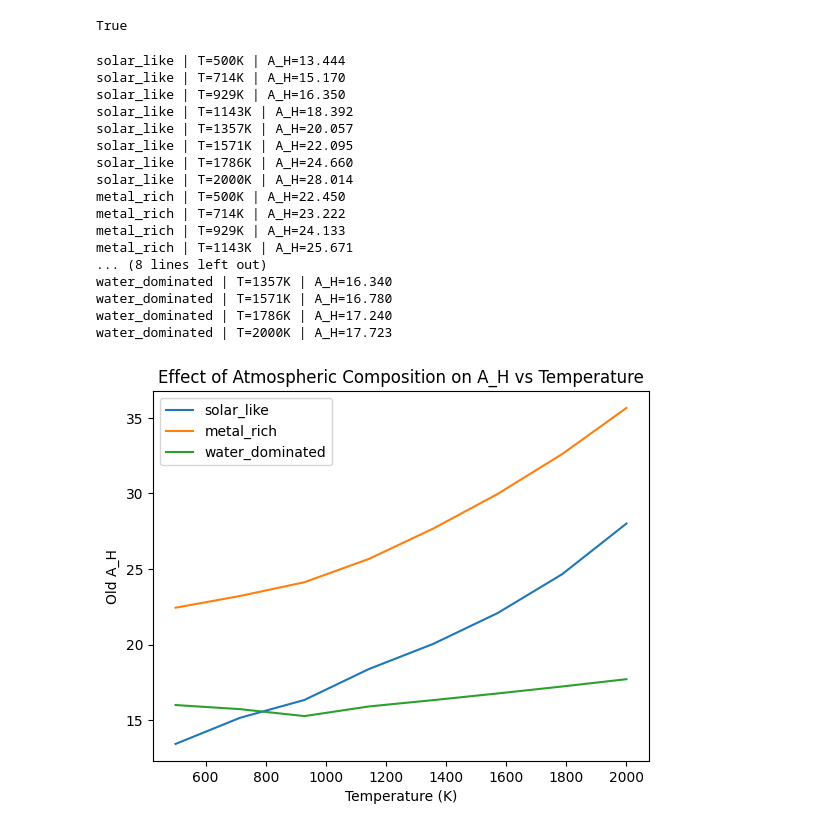
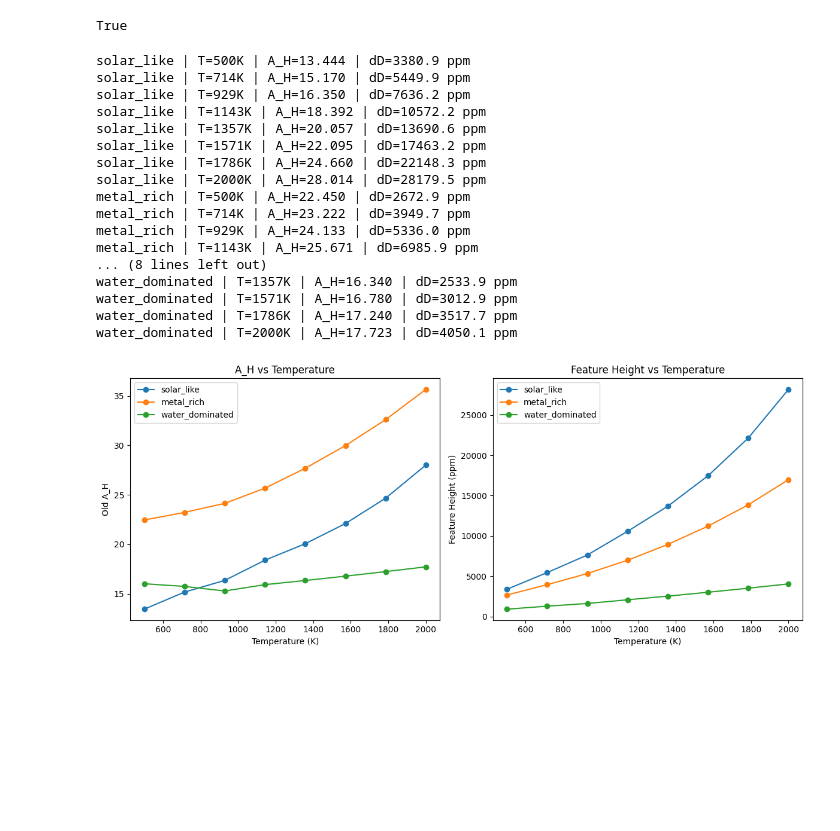
Before and after one commit to JackDavidMaher/Group-Studies---Exoplanets, a Jupyter notebook: Notebooks/Evelyn.ipynb, the cells around one changed output. Drawn from its saved outputs; the diff is of its cells as text; code cells hidden in the pictures; blank space fills up the shorter version.

Commit message:
plot changes

```diff
--- a/Notebooks/Evelyn.ipynb
+++ b/Notebooks/Evelyn.ipynb
@@ -221,6 +221,13 @@ def compute_AH(transit_depth, Tp, mu, Rp, Rs, gp):
 
     return AH
 
+def compute_feature_height(R_lambda, R_star):
+
+    transit_depth = (R_lambda / R_star)**2
+    delta_D = np.max(transit_depth) - np.min(transit_depth)
+
+    return delta_D
+
 
 # ===============================
 # 7. Experiment Controller
@@ -232,7 +239,7 @@ def run_experiment():
     Rp = 2.733 * const.R_earth.value
     Mp = 8.41 * const.M_earth.value
     Rs = 0.2162 * const.R_sun.value
-    Pref = 1e5
+    Pref = 1e5 #reference pressure for radius definition
 
     temperature_grid = np.linspace(500, 2000, 8)
     composition_types = ["solar_like", "metal_rich", "water_dominated"]
@@ -240,9 +247,9 @@ def run_experiment():
     xsec_data = load_cross_sections()
 
     AH_results = {c: [] for c in composition_types}
+    feature_results = {c: [] for c in composition_types}
 
     for comp in composition_types:
-
         for Tp in temperature_grid:
 
             logX = get_composition(comp)
@@ -250,51 +257,75 @@ def run_experiment():
 
             P, T, r, g, gp, n = build_atmosphere(Tp, mu, Rp, Mp, Pref)
 
             lam, transit_depth = compute_transmission_spectrum(
                 Tp, logX, Rp, Rs, P, T, r, n,
                 *xsec_data
             )
 
             AH = compute_AH(transit_depth, Tp, mu, Rp, Rs, gp)
-
             AH_results[comp].append(AH)
 
-            print(f"{comp} | T={Tp:.0f}K | A_H={AH:.3f}")
+            delta_D = (np.max(transit_depth) - np.min(transit_depth)) * 1e6
+            feature_results[comp].append(delta_D)
+
+            print(f"{comp} | T={Tp:.0f}K | A_H={AH:.3f} | dD={delta_D:.1f} ppm")
+
+
+    plt.figure(figsize=(12,5))
+
+    # ---- Left Panel: A_H ----
+    plt.subplot(1, 2, 1)
 
     for comp in composition_types:
-        plt.plot(temperature_grid, AH_results[comp], label=comp)
+        plt.plot(temperature_grid, AH_results[comp], marker='o', label=comp)
 
     plt.xlabel("Temperature (K)")
     plt.ylabel("Old A_H")
+    plt.title("A_H vs Temperature")
     plt.legend()
-    plt.title("Effect of Atmospheric Composition on A_H vs Temperature")
+
+
+    # ---- Right Panel: Feature Height ----
+    plt.subplot(1, 2, 2)
+
+    for comp in composition_types:
+        plt.plot(temperature_grid, feature_results[comp], marker='o', label=comp)
+
+    plt.xlabel("Temperature (K)")
+    plt.ylabel("Feature Height (ppm)")
+    plt.title("Feature Height vs Temperature")
+    plt.legend()
+
+
+    plt.tight_layout()
     plt.show()
+
 
 
 # ===============================
 # MAIN
 # ===============================
 
 if __name__ == "__main__":
     start = time.time()
     run_experiment()
     print("Elapsed time:", time.time() - start, "seconds")
 # %% [output]
-solar_like | T=500K | A_H=13.444
-solar_like | T=714K | A_H=15.170
-solar_like | T=929K | A_H=16.350
-solar_like | T=1143K | A_H=18.392
-solar_like | T=1357K | A_H=20.057
-solar_like | T=1571K | A_H=22.095
-solar_like | T=1786K | A_H=24.660
-solar_like | T=2000K | A_H=28.014
-metal_rich | T=500K | A_H=22.450
-metal_rich | T=714K | A_H=23.222
-metal_rich | T=929K | A_H=24.133
-metal_rich | T=1143K | A_H=25.671
+solar_like | T=500K | A_H=13.444 | dD=3380.9 ppm
+solar_like | T=714K | A_H=15.170 | dD=5449.9 ppm
+solar_like | T=929K | A_H=16.350 | dD=7636.2 ppm
+solar_like | T=1143K | A_H=18.392 | dD=10572.2 ppm
+solar_like | T=1357K | A_H=20.057 | dD=13690.6 ppm
+solar_like | T=1571K | A_H=22.095 | dD=17463.2 ppm
+solar_like | T=1786K | A_H=24.660 | dD=22148.3 ppm
+solar_like | T=2000K | A_H=28.014 | dD=28179.5 ppm
+metal_rich | T=500K | A_H=22.450 | dD=2672.9 ppm
+metal_rich | T=714K | A_H=23.222 | dD=3949.7 ppm
+metal_rich | T=929K | A_H=24.133 | dD=5336.0 ppm
+metal_rich | T=1143K | A_H=25.671 | dD=6985.9 ppm
 ... (8 lines left out)
-water_dominated | T=1357K | A_H=16.340
-water_dominated | T=1571K | A_H=16.780
-water_dominated | T=1786K | A_H=17.240
-water_dominated | T=2000K | A_H=17.723
+water_dominated | T=1357K | A_H=16.340 | dD=2533.9 ppm
+water_dominated | T=1571K | A_H=16.780 | dD=3012.9 ppm
+water_dominated | T=1786K | A_H=17.240 | dD=3517.7 ppm
+water_dominated | T=2000K | A_H=17.723 | dD=4050.1 ppm
-[figure, old version]
+[figure, new version]
```
Also changed, not shown: parts of 1 cell of this notebook.
